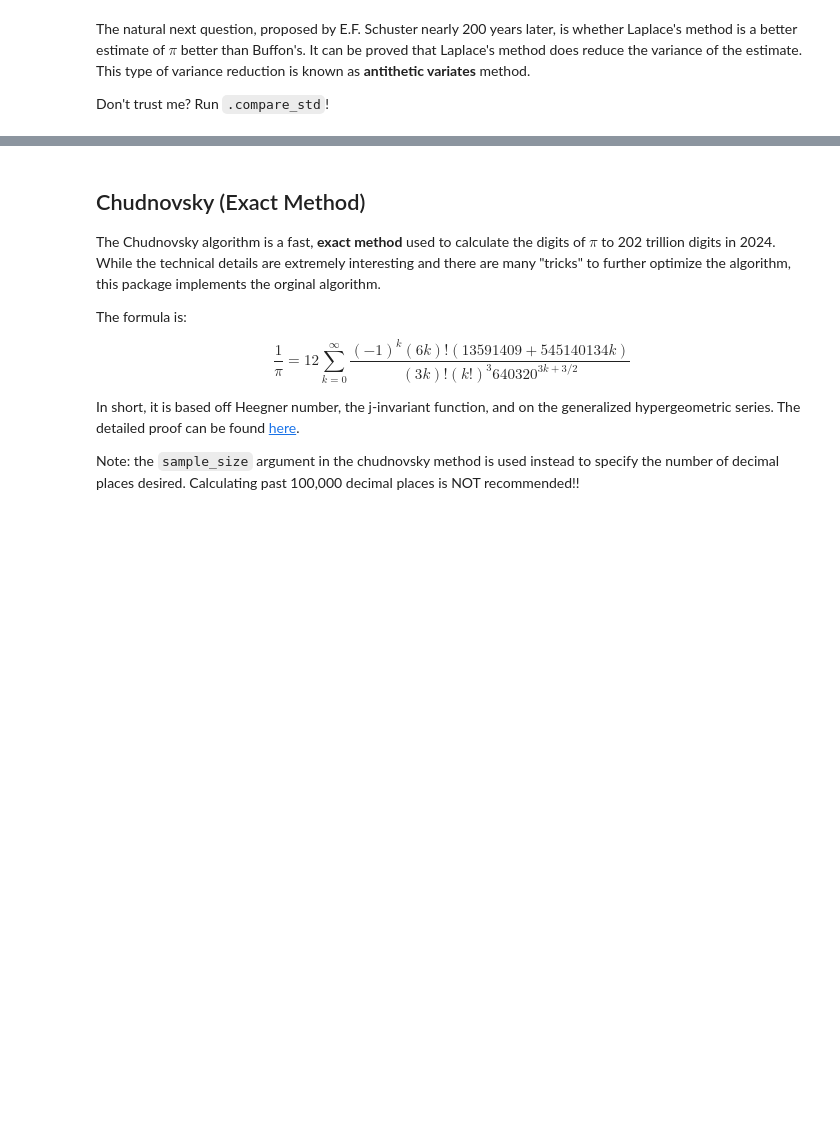
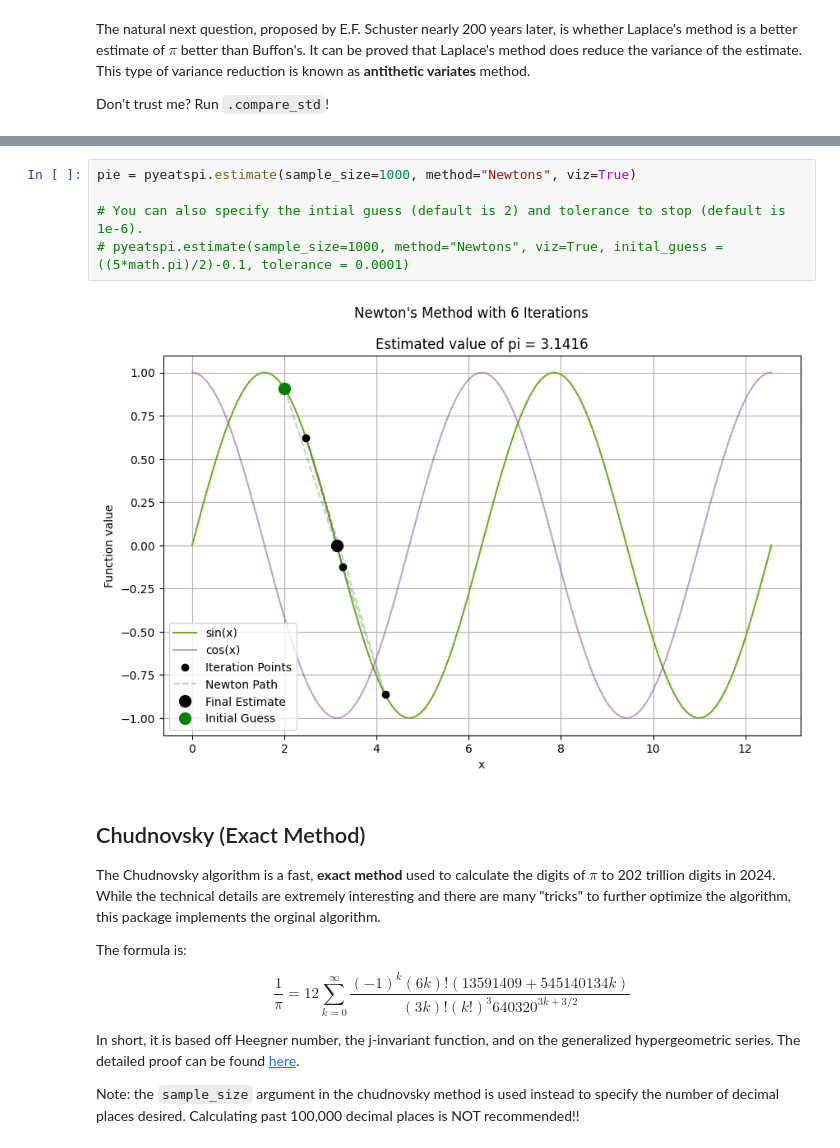
Before and after one commit to kunzhi-yu/pyeatspi, a Jupyter notebook: demo.ipynb, the cells around one changed output, grey strips where cells are left out. Saved outputs shown, nothing was run; the diff lists cells and outputs as text; blank space fills up the shorter version.

Commit message:
add newton's method, kwargs

```diff
--- a/demo.ipynb
+++ b/demo.ipynb
@@ -111,3 +122,10 @@ laplace          0.089521
+# %%
+pie = pyeatspi.estimate(sample_size=1000, method="Newtons", viz=True)
+
+# You can also specify the intial guess (default is 2) and tolerance to stop (default is 1e-6).
+# pyeatspi.estimate(sample_size=1000, method="Newtons", viz=True, inital_guess = ((5*math.pi)/2)-0.1, tolerance = 0.0001)
+# %% [output]
+[figure, added]
 # %% [markdown]
 ## Chudnovsky (Exact Method)
 
```
Also changed, not shown: parts of 9 cells of this notebook, 4 other files.
